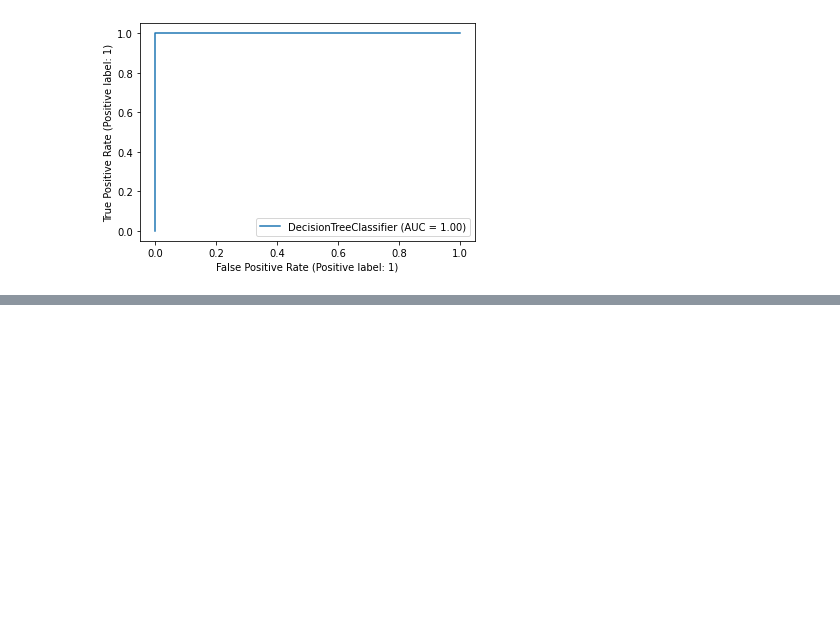
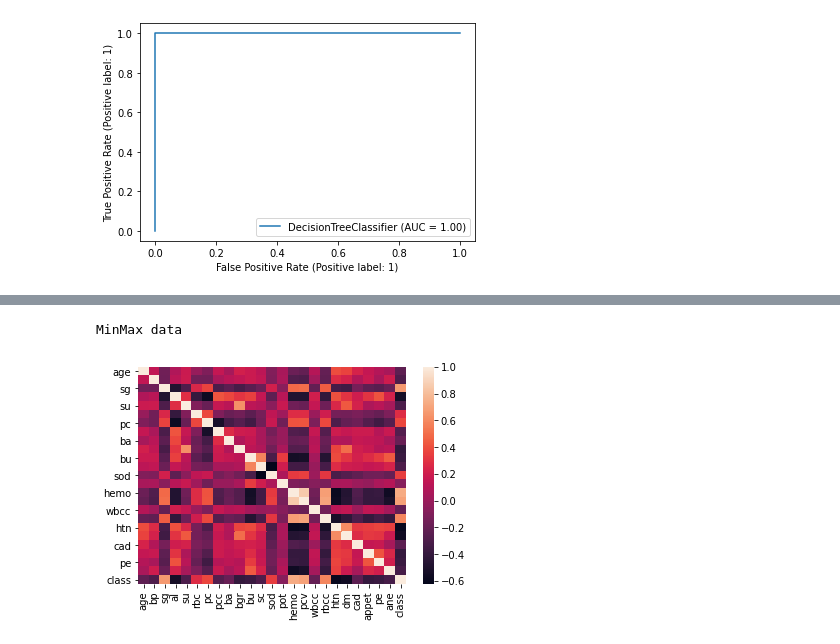
Before and after one commit to TheCodingPie/ChronicalKidneyDisease, a Jupyter notebook: Kidney Disease Classification.ipynb, the cells around one changed output, grey strips where cells are left out. Drawn from its saved outputs; the diff is of its cells as text; code cells hidden in the pictures; blank space fills up the shorter version.

```diff
--- a/Kidney Disease Classification.ipynb
+++ b/Kidney Disease Classification.ipynb
@@ -620,0 +722,15 @@ weighted avg       1.00      1.00      1.00       120
+# %%
+print('MinMax data')
+plt.figure(figsize=(16,5))
+
+sea.heatmap(MinMaxScale(d1).corr(),annot = True, fmt='.1g')
+plt.show()
+# %% [output]
+MinMax data
+# %%
+print('Standard Scale data')
+plt.figure(figsize=(16,5))
+sea.heatmap(StandardScale(d1).corr(),annot = True, fmt='.1g')
+plt.show()
+# %% [output]
+[figure, added]
```
Also changed, not shown: parts of 5 cells of this notebook, 1 other file.
